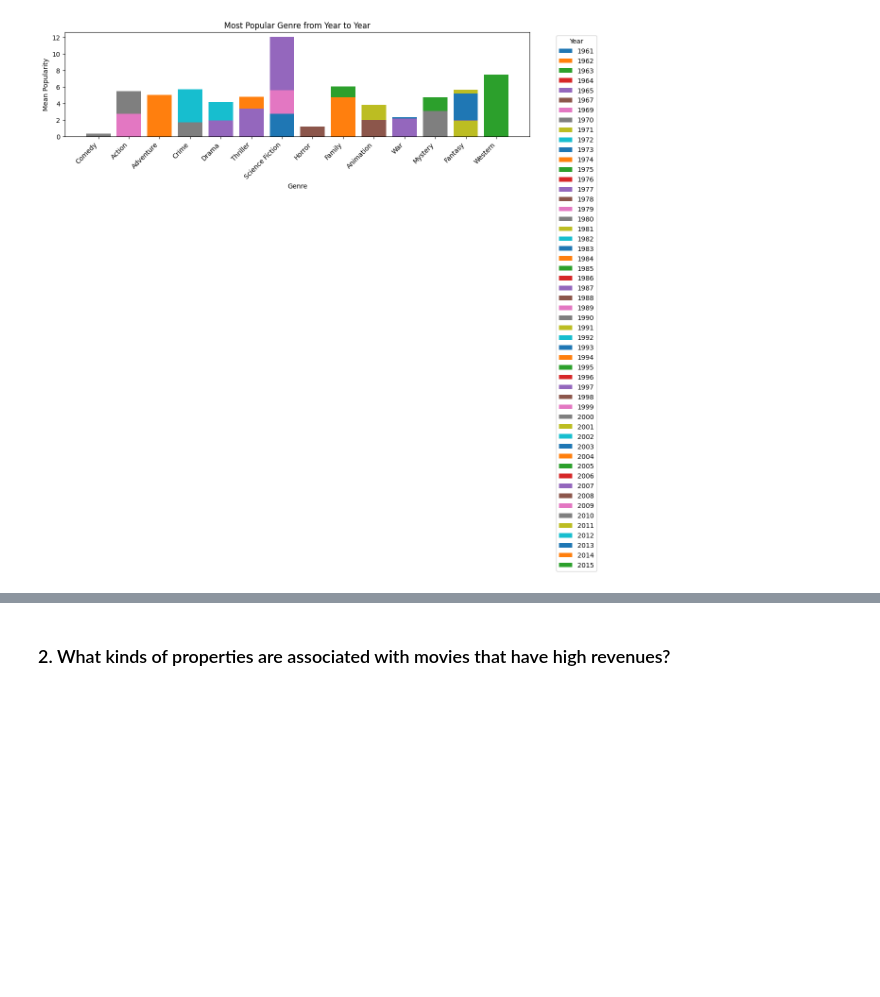
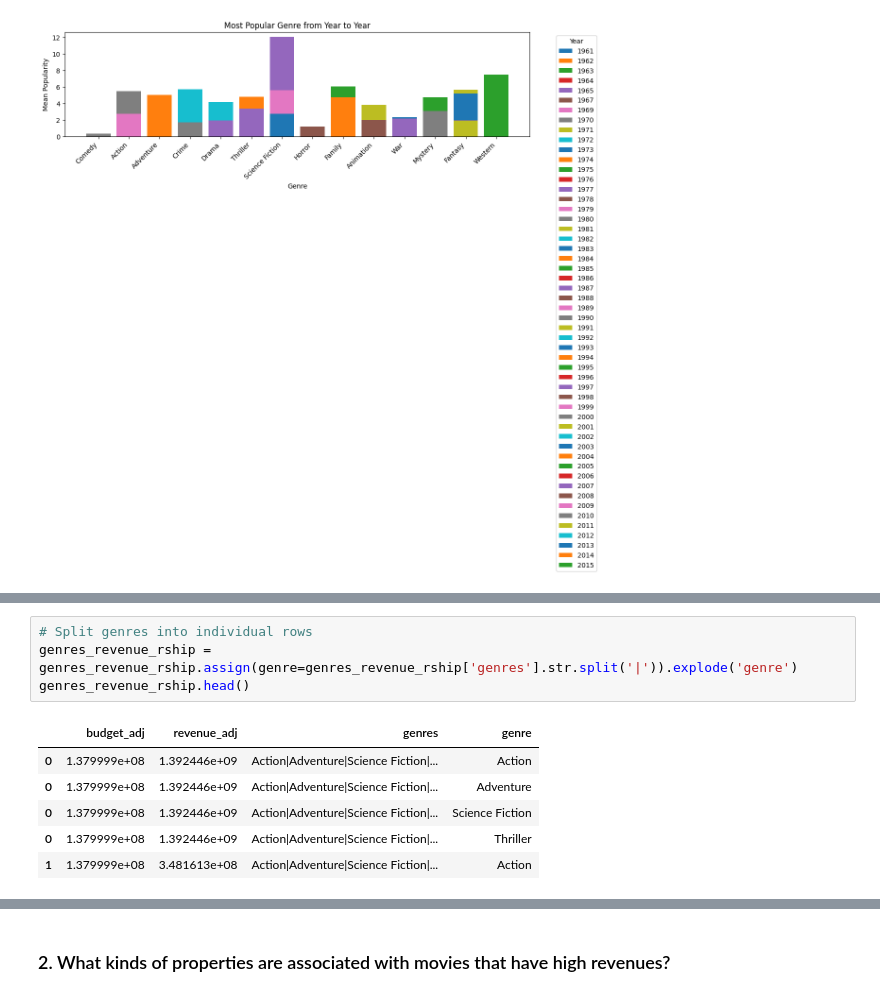
Before and after one commit to adgehTech/Movie_Analysis, a Jupyter notebook: movie_analysis.ipynb, the cells around one changed output, grey strips where cells are left out. Drawn from its saved outputs; the diff is of its cells as text; blank space fills up the shorter version.

```diff
--- a/movie_analysis.ipynb
+++ b/movie_analysis.ipynb
@@ -455,0 +473,11 @@ plt.show()
+# %%
+# Split genres into individual rows
+genres_revenue_rship = genres_revenue_rship.assign(genre=genres_revenue_rship['genres'].str.split('|')).explode('genre')
+genres_revenue_rship.head()
+# %% [output]
+|  | budget_adj | revenue_adj | genres | genre |
+| 0 | 1.379999e+08 | 1.392446e+09 | Action|Adventure|Science Fiction|... | Action |
+| 0 | 1.379999e+08 | 1.392446e+09 | Action|Adventure|Science Fiction|... | Adventure |
+| 0 | 1.379999e+08 | 1.392446e+09 | Action|Adventure|Science Fiction|... | Science Fiction |
+| 0 | 1.379999e+08 | 1.392446e+09 | Action|Adventure|Science Fiction|... | Thriller |
+| 1 | 1.379999e+08 | 3.481613e+08 | Action|Adventure|Science Fiction|... | Action |
```
Also changed, not shown: parts of 13 cells of this notebook.
